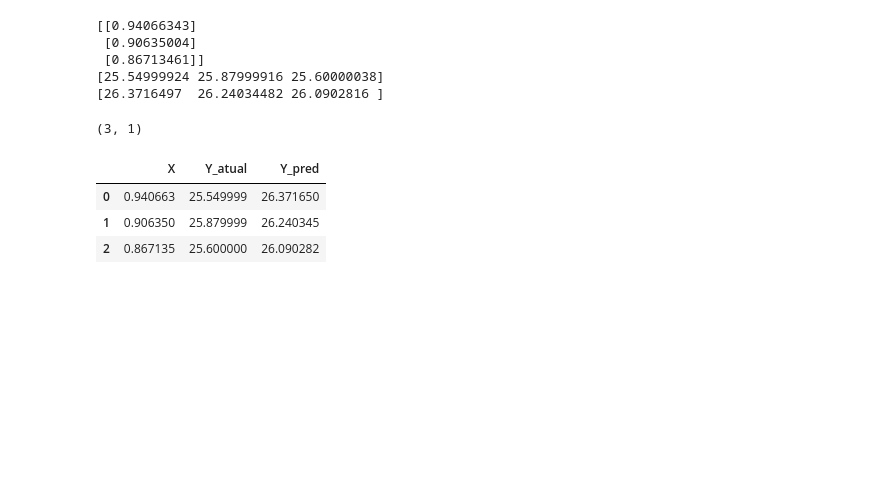
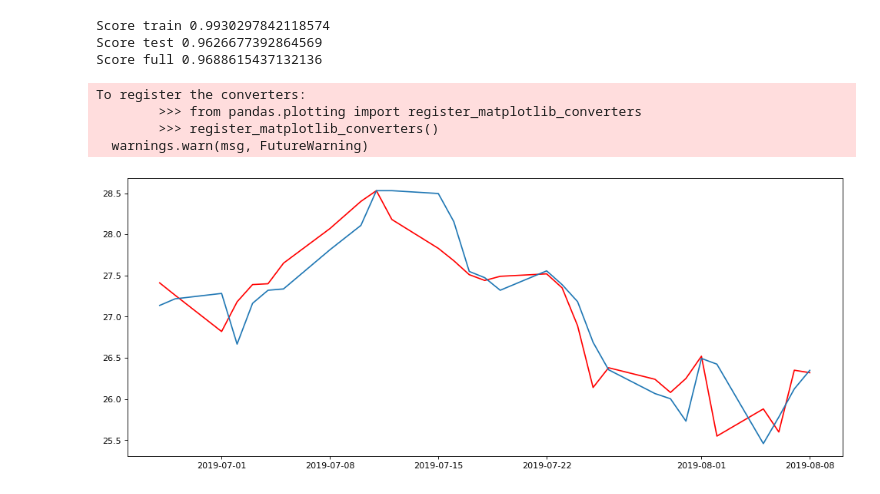
Before and after one commit to xDisus/Stock_Price_Pred, a Jupyter notebook: STOCK_PRED.ipynb, the cells around one changed output. Saved outputs shown, nothing was run; the diff lists cells and outputs as text; code cells hidden in the pictures; blank space fills up the shorter version.

```diff
--- a/STOCK_PRED.ipynb
+++ b/STOCK_PRED.ipynb
@@ -21,7 +32,4 @@ for i in stockList:
 # %%
-num_days = 5
-days = 3
-df2 = df[['Adj Close']]
-df2['prediction'] = df2['Adj Close'].shift(-num_days)
-df2.dropna(inplace=True)
-forecast_time = int(days)
+num_days = 1
+df['prediction'] = df['Adj Close'].shift(-num_days)
+df.dropna(inplace=True)
@@ -38,39 +36,40 @@ See the caveats in the documentation: http://pandas.pydata.org/pandas-docs/stabl
 # %%
-X = np.array(df2.drop(['prediction'], 1))
-Y = np.array(df2['prediction'])
-X = preprocessing.scale(X)
-X_prediction = X[-forecast_time:]
-Y_prediction = Y[-forecast_time:]
+X = np.array(df.drop(['prediction'], 1))
+Y = np.array(df['prediction'])
+X_proc = preprocessing.scale(X)
 X_train, X_test, Y_train, Y_test = train_test_split(X, Y, test_size=0.8)
 # %%
 #Performing the Regression on the training data
-clf = LinearRegression()
+clf = RandomForestRegressor()
 clf.fit(X_train, Y_train)
-prediction = (clf.predict(X_prediction))
+prediction = (clf.predict(X))
 
-
-print(X_prediction)
-print(Y_prediction)
-
-print(prediction)
+print('Score train {}'.format(clf.score(X_train,Y_train)))
+print('Score test {}'.format(clf.score(X_test,Y_test)))
+print('Score full {}'.format(clf.score(X,Y)))
 # %% [output]
-[[0.94066343]
- [0.90635004]
- [0.86713461]]
-[25.54999924 25.87999916 25.60000038]
-[26.3716497  26.24034482 26.0902816 ]
+Score train 0.9930297842118574
+Score test 0.9626677392864569
+Score full 0.9688615437132136
-# %%
-dt_pred = pd.DataFrame()
-print(X_prediction.shape)
-# %% [output]
-(3, 1)
-# %%
-dt_pred['X'] = X_prediction[:,0]
-dt_pred['Y_atual'] = Y_prediction
-dt_pred['Y_pred'] = prediction
-dt_pred
-# %% [output]
-|  | X | Y_atual | Y_pred |
-| 0 | 0.940663 | 25.549999 | 26.371650 |
-| 1 | 0.906350 | 25.879999 | 26.240345 |
-| 2 | 0.867135 | 25.600000 | 26.090282 |
+# %%
+dt_pred = pd.DataFrame()
+
+dt_pred['X'] = X[:,0]
+dt_pred['Y_atual'] = Y
+dt_pred['Y_pred'] = prediction
+dt_aux = pd.DataFrame()
+dt_aux['Date'] = df.index
+dt_pred['Date'] = dt_aux.iloc[-dt_pred.shape[0]:]
+dt_pred.dropna(inplace = True)
+# %%
+last_x_days = 30
+plt.figure(num=None, figsize=(15, 6), dpi=80, facecolor='w', edgecolor='k')
+plt.plot(dt_pred['Date'].iloc[-last_x_days:], dt_pred['Y_atual'].iloc[-last_x_days:], color = 'red')
+plt.plot(dt_pred['Date'].iloc[-last_x_days:], dt_pred['Y_pred'].iloc[-last_x_days:])
+plt.show()
+# %% [output]
+To register the converters:
+        >>> from pandas.plotting import register_matplotlib_converters
+        >>> register_matplotlib_converters()
+  warnings.warn(msg, FutureWarning)
+[figure, added]
```
Also changed, not shown: parts of 3 cells of this notebook, 1 other file.
